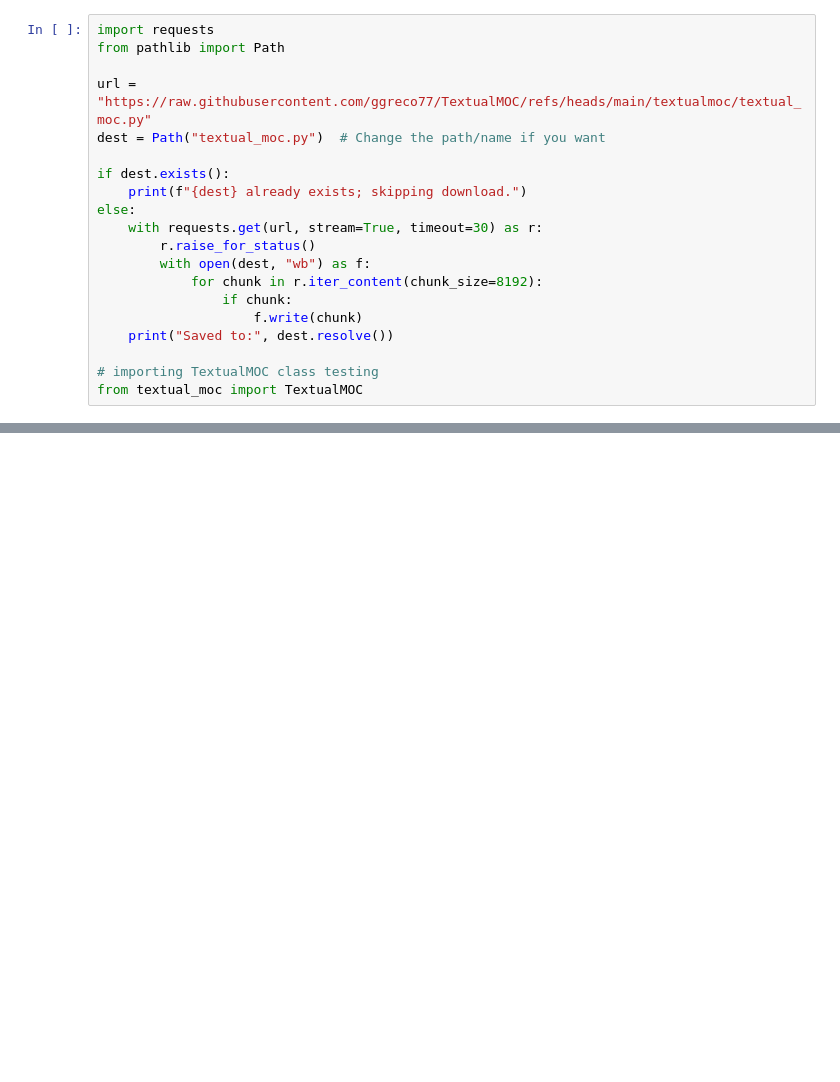
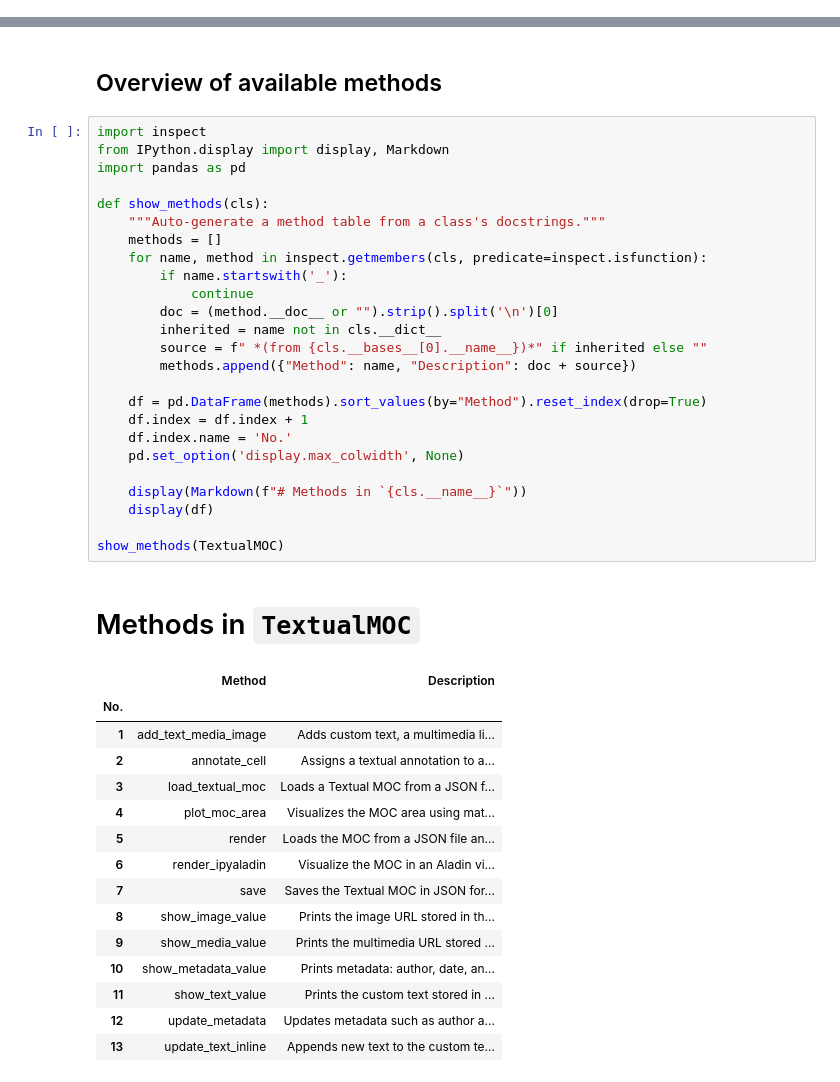
Before and after one commit to ggreco77/TextualMOC, a Jupyter notebook: tuto1_TextualMOC/tuto1_TextualMOC.ipynb, the cells around one changed output, grey strips where cells are left out. Saved outputs shown, nothing was run; the diff lists cells and outputs as text; blank space fills up the shorter version.

```diff
--- a/tuto1_TextualMOC/tuto1_TextualMOC.ipynb
+++ b/tuto1_TextualMOC/tuto1_TextualMOC.ipynb
@@ -64,20 +0,0 @@ from sklearn.manifold import TSNE
-# %%
-import requests
-from pathlib import Path
-
-url = "https://raw.githubusercontent.com/ggreco77/TextualMOC/refs/heads/main/textualmoc/textual_moc.py"
-dest = Path("textual_moc.py")  # Change the path/name if you want
-
-if dest.exists():
-    print(f"{dest} already exists; skipping download.")
-else:
-    with requests.get(url, stream=True, timeout=30) as r:
-        r.raise_for_status()
-        with open(dest, "wb") as f:
-            for chunk in r.iter_content(chunk_size=8192):
-                if chunk:
-                    f.write(chunk)
-    print("Saved to:", dest.resolve())
-
-# importing TextualMOC class testing
-from textual_moc import TextualMOC
@@ -383,0 +88,44 @@ textual_moc_with_cell_note.save("annotated_moc.json")
+# %% [markdown]
+## Overview of available methods
+# %%
+import inspect
+from IPython.display import display, Markdown
+import pandas as pd
+
+def show_methods(cls):
+    """Auto-generate a method table from a class's docstrings."""
+    methods = []
+    for name, method in inspect.getmembers(cls, predicate=inspect.isfunction):
+        if name.startswith('_'):
+            continue
+        doc = (method.__doc__ or "").strip().split('\n')[0]
+        inherited = name not in cls.__dict__
+        source = f" *(from {cls.__bases__[0].__name__})*" if inherited else ""
+        methods.append({"Method": name, "Description": doc + source})
+
+    df = pd.DataFrame(methods).sort_values(by="Method").reset_index(drop=True)
+    df.index = df.index + 1
+    df.index.name = 'No.'
+    pd.set_option('display.max_colwidth', None)
+
+    display(Markdown(f"# Methods in `{cls.__name__}`"))
+    display(df)
+
+show_methods(TextualMOC)
+# %% [output]
+# Methods in `TextualMOC`
+|  | Method | Description |
+| No. |  |  |
+| 1 | add_text_media_image | Adds custom text, a multimedia li... |
+| 2 | annotate_cell | Assigns a textual annotation to a... |
+| 3 | load_textual_moc | Loads a Textual MOC from a JSON f... |
+| 4 | plot_moc_area | Visualizes the MOC area using mat... |
+| 5 | render | Loads the MOC from a JSON file an... |
+| 6 | render_ipyaladin | Visualize the MOC in an Aladin vi... |
+| 7 | save | Saves the Textual MOC in JSON for... |
+| 8 | show_image_value | Prints the image URL stored in th... |
+| 9 | show_media_value | Prints the multimedia URL stored ... |
+| 10 | show_metadata_value | Prints metadata: author, date, an... |
+| 11 | show_text_value | Prints the custom text stored in ... |
+| 12 | update_metadata | Updates metadata such as author a... |
+| 13 | update_text_inline | Appends new text to the custom te... |
```
Also changed, not shown: parts of 48 cells of this notebook.
